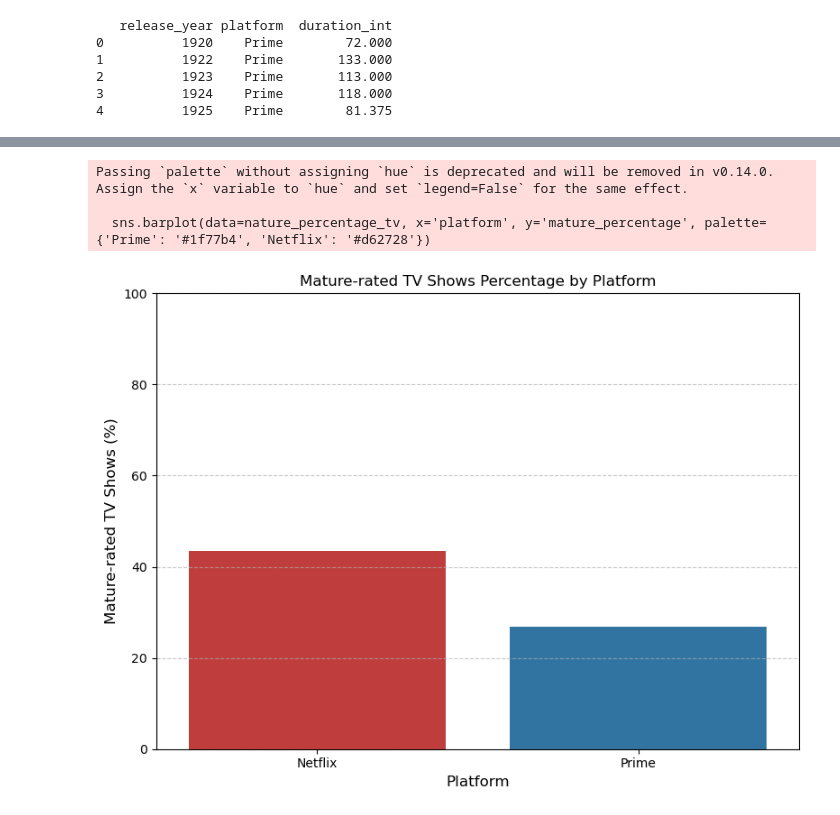
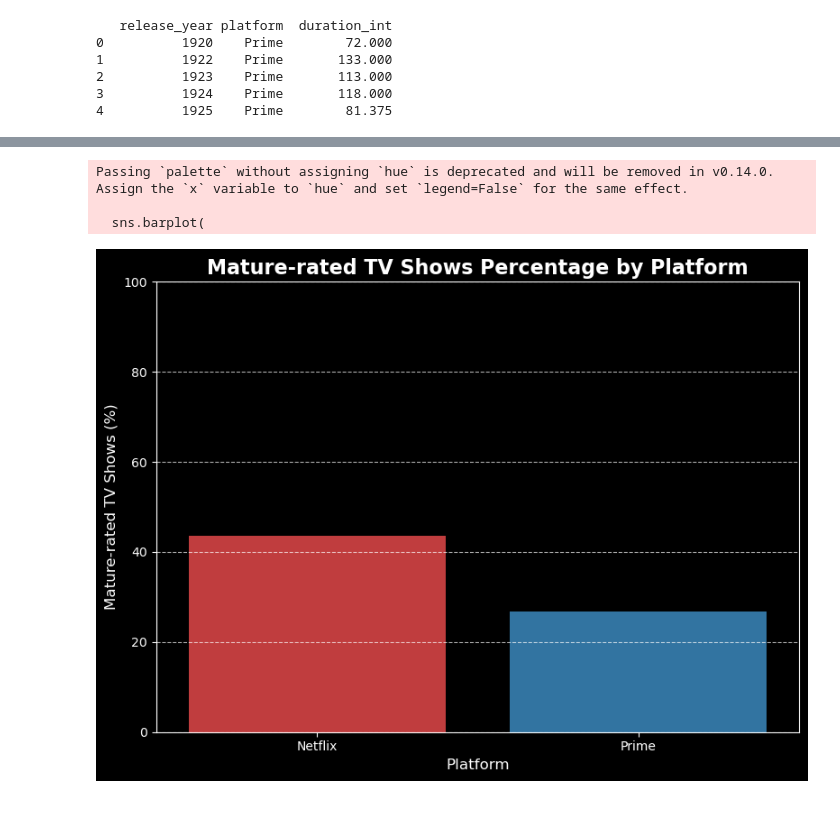
Before and after one commit to isg75/first_project, a Jupyter notebook: notebooks/combine_stream_data.ipynb, the cells around one changed output, grey strips where cells are left out. Cells and saved outputs as stored; diff of their text form; code cells hidden in the pictures.

```diff
--- a/notebooks/combine_stream_data.ipynb
+++ b/notebooks/combine_stream_data.ipynb
@@ -341,38 +377,52 @@ Passing `palette` without assigning `hue` is deprecated and will be removed in v
 # %%
-# Filter TV Shows
+# Filter only TV Shows
 tv_df = combined_df[combined_df['type'] == 'TV Show']
 
 # Define the mature ratings for TV Shows
 mature_ratings = ['R', 'TV-MA']
 
-# Calculate the count of mature-rated TV shows for each platform
+# Calculate the number of mature-rated TV shows for each platform
 mature_counts_tv = tv_df[tv_df['rating'].isin(mature_ratings)].groupby('platform')['rating'].count()
 
 # Calculate the total number of TV shows for each platform
 total_counts_tv = tv_df['platform'].value_counts()
 
 # Calculate the percentage of mature-rated TV shows for each platform
 nature_percentage_tv = (mature_counts_tv / total_counts_tv) * 100
 
-# Create a DataFrame for the percentages
+# Prepare the data as a DataFrame
 nature_percentage_tv = nature_percentage_tv.reset_index()
 nature_percentage_tv.columns = ['platform', 'mature_percentage']
 
-# Plot the data
+# Create the bar plot with dark background style
+plt.style.use('dark_background')
 plt.figure(figsize=(8, 6))
-sns.barplot(data=nature_percentage_tv, x='platform', y='mature_percentage', palette={'Prime': '#1f77b4', 'Netflix': '#d62728'})
-plt.title('Mature-rated TV Shows Percentage by Platform')
-plt.ylabel('Mature-rated TV Shows (%)', fontsize=12)
-plt.xlabel('Platform', fontsize=12)
-plt.ylim(0, 100)  # Percentage scale
+sns.barplot(
+    data=nature_percentage_tv,
+    x='platform',
+    y='mature_percentage',
+    palette={'Prime': '#1f77b4', 'Netflix': '#d62728'}
+)
+
+# Add labels and title
+plt.title('Mature-rated TV Shows Percentage by Platform', fontsize=16, fontweight='bold', color='white')
+plt.ylabel('Mature-rated TV Shows (%)', fontsize=12, color='white')
+plt.xlabel('Platform', fontsize=12, color='white')
+plt.ylim(0, 100)
+plt.tick_params(colors='white')
 plt.grid(True, axis='y', linestyle='--', alpha=0.7)
+
+# Adjust layout and save the plot with transparent background
 plt.tight_layout()
+plt.savefig('../data/plots/mature_tvshows_percentage_by_platform.png', dpi=300, bbox_inches='tight', transparent=True)
+
+# Show the plot
 plt.show()
 # %% [output]
 Passing `palette` without assigning `hue` is deprecated and will be removed in v0.14.0. Assign the `x` variable to `hue` and set `legend=False` for the same effect.
 
-  sns.barplot(data=nature_percentage_tv, x='platform', y='mature_percentage', palette={'Prime': '#1f77b4', 'Netflix': '#d62728'})
+  sns.barplot(
-[figure, old version]
+[figure, new version]
 # %%
 ##How does the distribution of ratings compare between Netflix and Prime?
 # %%
```
Also changed, not shown: parts of 9 cells of this notebook, 16 other files.
